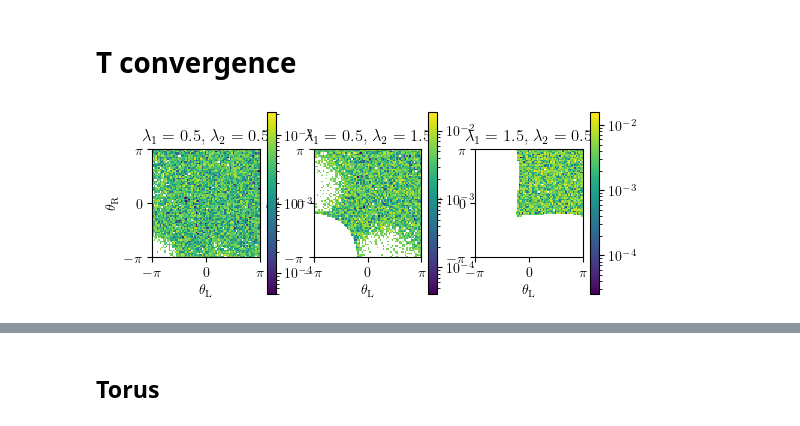
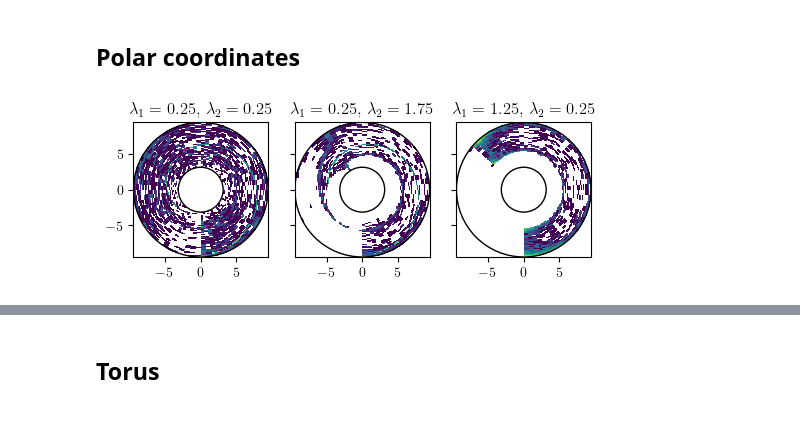
Before and after one commit to svrnzn/quantum-zeni, a Jupyter notebook: dimer/analysis/dimer-gutz-mc.ipynb, the cells around one changed output, grey strips where cells are left out. Saved outputs shown, nothing was run; the diff lists cells and outputs as text; code cells hidden in the pictures.

```diff
--- a/dimer/analysis/dimer-gutz-mc.ipynb
+++ b/dimer/analysis/dimer-gutz-mc.ipynb
@@ -65,2 +141,0 @@ plt.savefig("plots/dimer-gutz-p-infty-mc.pdf")
-# %% [markdown]
-# T convergence
@@ -86,54 +142,51 @@ walk_positions_10 = np.array(walk_positions_10)
+# %% [markdown]
+## Polar coordinates
 # %%
 plt.style.use(["./config/stylelib/thesis.mplstyle", "./config/stylelib/manuscript_grid_1x3.mplstyle"])
 
 bins = 72
 binning_range = [[-np.pi, np.pi], [-np.pi, np.pi]]
 ticks = np.linspace(-np.pi, np.pi, 3)
 tick_labels = [r"$-\pi$", r"$0$", r"$\pi$"]
 
 fig, axs = plt.subplots(1, 3)
-for i, sim in enumerate(sim_list):
-    # x = (2 * (np.abs(walk_positions[i][:, 0] - walk_positions_10[i][:, 0]))
-    #      / (walk_positions[i][:, 0] + walk_positions_10[i][:, 0]))
-    # y = (2 * (np.abs(walk_positions[i][:, 1] - walk_positions_10[i][:, 1]))
-    #      / (walk_positions[i][:, 1] + walk_positions_10[i][:, 1]))
+for i, (lmbd_1, lmbd_2) in enumerate(lambdas):
+    R = np.pi + edges_r + np.pi
+    T = edges_l
 
-    hist, xedges,yedges = np.histogram2d(walk_positions[i][:, 0],
-                                 walk_positions[i][:, 1],
-                                 bins=bins,
-                                 range=binning_range,
-                                 density=True)
+    X = np.outer(R, np.sin(T))
+    Y = np.outer(R, np.cos(T))
 
-    hist_10, xedges,yedges = np.histogram2d(walk_positions_10[i][:, 0],
-                                 walk_positions_10[i][:, 1],
-                                 bins=bins,
-                                 range=binning_range,
-                                 density=True)
+    axs[i].pcolormesh(X, Y, hist_gutz[i],
+                      norm="log",
+                      vmin=hist_gutz[i][np.nonzero(hist_gutz[i])].min(),
+                      vmax=hist_gutz[i].max())
 
-    diff = np.sqrt(2) * np.abs(hist - hist_10) / np.sqrt(hist + hist_10)
-    X, Y = np.meshgrid(xedges, yedges)
+    c = plt.Circle( (0, 0) , np.pi , fill=False)
+    axs[i].add_patch(c)
+    C = plt.Circle( (0, 0) , 3*np.pi , fill=False)
+    axs[i].add_patch(C)
 
-    pms = axs[i].pcolormesh(X, Y, diff,
-                            norm="log")
-    # h = axs[i].hist2d(x, y,
-    #               density=True,
-    #               range=binning_range,
-    #               bins=bins,
-    #               norm="log")
-    axs[i].set_xticks(ticks)
-    axs[i].set_xticklabels(tick_labels)
-    axs[i].set_yticks(ticks)
-    axs[i].set_yticklabels(tick_labels)
-    axs[i].set_title(rf"$\lambda_1 = {sim.lmbd_1}$, $\lambda_2 = {sim.lmbd_2}$")
-    axs[i].set(xlabel=r"$\theta_\mathrm{L}$", ylabel=r"$\theta_\mathrm{R}$")
+    # centers_l = (edges_l[1:] + edges_l[:-1]) / 2
+    # centers_r = (edges_r[1:] + edges_r[:-1]) / 2
+    # axs[i].pcolormesh(centers_l, centers_r, hist_comp,
+    #                   norm="log",
+    #                   vmin=hist_gutz[np.nonzero(hist_gutz)].min(),
+    #                   vmax=hist_gutz.max(),
+    #                   shading='gouraud')
+
+    # axs[i].set_xticks(ticks)
+    # axs[i].set_xticklabels(tick_labels)
+    # axs[i].set_yticks(ticks)
+    # axs[i].set_yticklabels(tick_labels)
+    axs[i].set_title(rf"$\lambda_1 = {lmbd_1}$, $\lambda_2 = {lmbd_2}$")
+    # axs[i].set(xlabel=r"$\theta_\mathrm{L}$", ylabel=r"$\theta_\mathrm{R}$")
     axs[i].set(aspect='equal')
-
-    fig.colorbar(pms, ax=axs[i])
 
 # Hide x labels and tick labels for top plots and y ticks for right plots.
 for ax in axs.flat:
     ax.label_outer()
 
-# plt.savefig("/tmp/diff.pdf")
+# plt.savefig(f'{PLT_DIR_TMP}polar.pdf')
 # %% [output]
-[figure, old version]
+[figure, new version]
```
Also changed, not shown: parts of 15 cells of this notebook.
